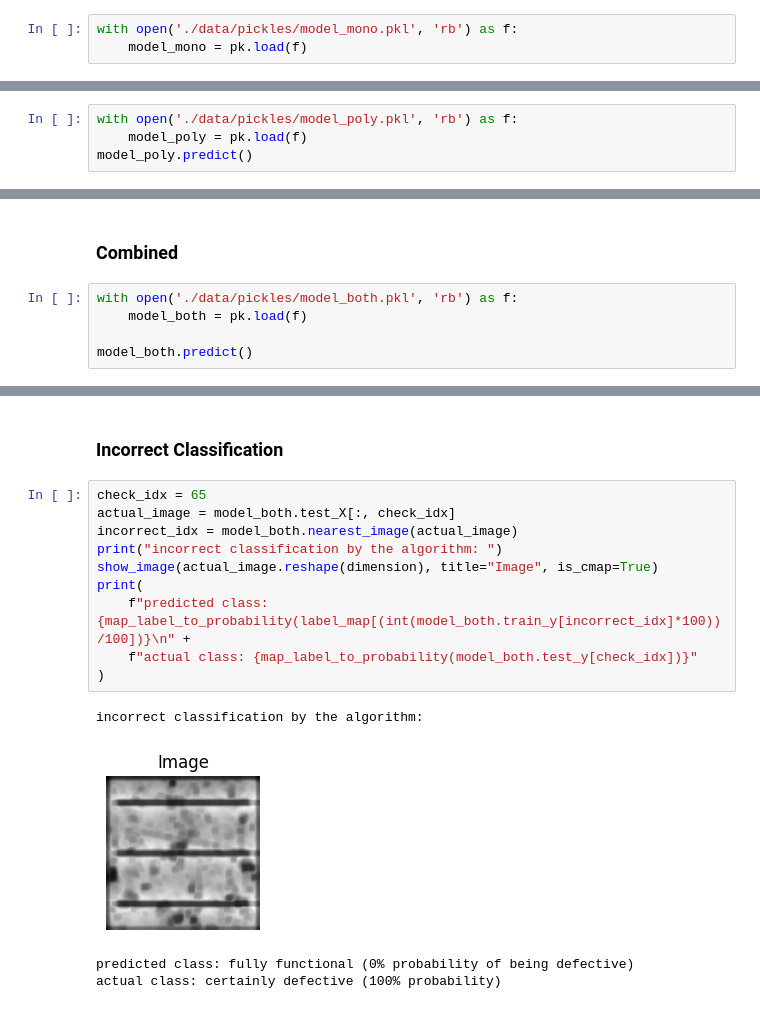
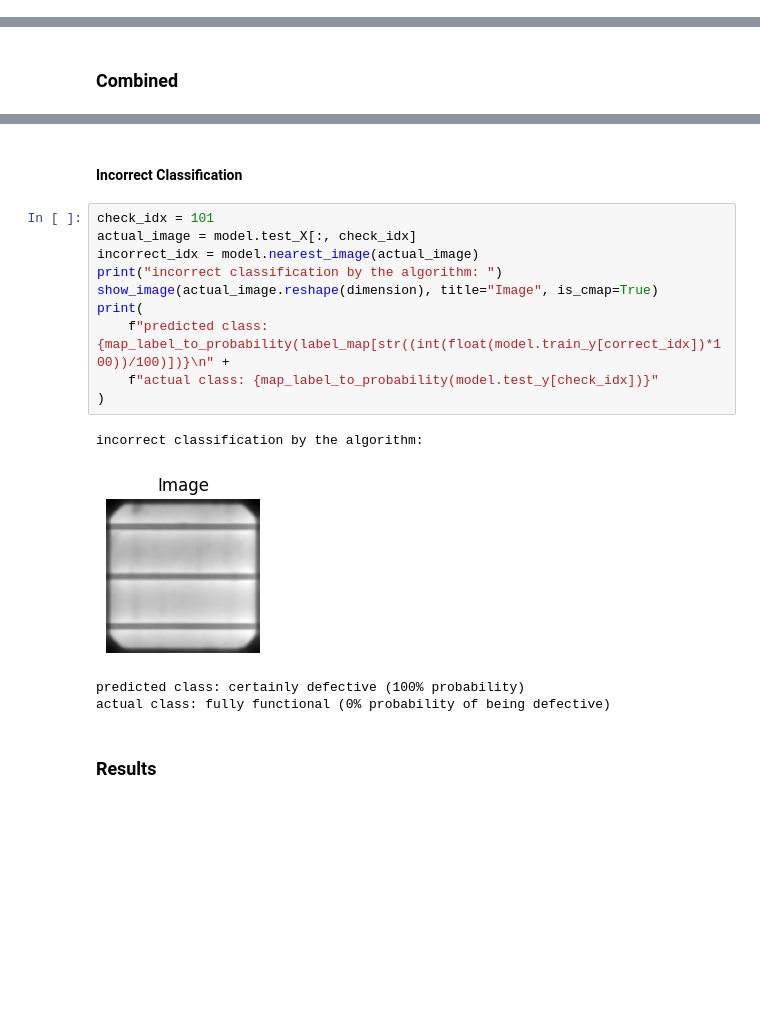
Before and after one commit to fardu8/SolarPanel-EL-Analyzer, a Jupyter notebook: Jarvis_comp9517_project _notebook.ipynb, the cells around one changed output, grey strips where cells are left out. Drawn from its saved outputs; the diff is of its cells as text; blank space fills up the shorter version.

```diff
--- a/Jarvis_comp9517_project _notebook.ipynb
+++ b/Jarvis_comp9517_project _notebook.ipynb
@@ -411,3 +414,0 @@ where $ \| \cdot \|_2 $ denotes the Euclidean norm.
-# %%
-with open('./data/pickles/model_mono.pkl', 'rb') as f:
-    model_mono = pk.load(f)
@@ -462,6 +538,2 @@ actual class: certainly defective (100% probability)
 # %% [markdown]
 ### Polycrystalline Solar Cell
-# %%
-with open('./data/pickles/model_poly.pkl', 'rb') as f:
-    model_poly = pk.load(f)
-model_poly.predict()
@@ -511,7 +588,2 @@ actual class: likely defective (67% probability)
 # %% [markdown]
 ### Combined
-# %%
-with open('./data/pickles/model_both.pkl', 'rb') as f:
-    model_both = pk.load(f)
-
-model_both.predict()
@@ -544,20 +620,22 @@ actual class:  possibly defective (33% probability)
 # %% [markdown]
-### Incorrect Classification
+#### Incorrect Classification
 # %%
-check_idx = 65
-actual_image = model_both.test_X[:, check_idx]
-incorrect_idx = model_both.nearest_image(actual_image)
+check_idx = 101
+actual_image = model.test_X[:, check_idx]
+incorrect_idx = model.nearest_image(actual_image)
 print("incorrect classification by the algorithm: ")
 show_image(actual_image.reshape(dimension), title="Image", is_cmap=True)
 print(
-    f"predicted class: {map_label_to_probability(label_map[(int(model_both.train_y[incorrect_idx]*100))/100])}\n" +
-    f"actual class: {map_label_to_probability(model_both.test_y[check_idx])}"
+    f"predicted class: {map_label_to_probability(label_map[str((int(float(model.train_y[correct_idx])*100))/100)])}\n" +
+    f"actual class: {map_label_to_probability(model.test_y[check_idx])}"
 )
 # %% [output]
 incorrect classification by the algorithm:
-[figure, old version]
+[figure, new version]
-predicted class: fully functional (0% probability of being defective)
-actual class: certainly defective (100% probability)
+predicted class: certainly defective (100% probability)
+actual class: fully functional (0% probability of being defective)
+# %% [markdown]
+### Results
 # %%
 results = {'Monocrystalline':[f1_mono, accuracy_mono], 'Polycrystalline':[f1_poly, accuracy_poly], 'Both':[f1_both, accuracy_both]}
 df = pd.DataFrame(results, index=['F1 Score', 'Accuracy']).T.reset_index()
```
Also changed, not shown: parts of 31 cells of this notebook, 8 other files.
